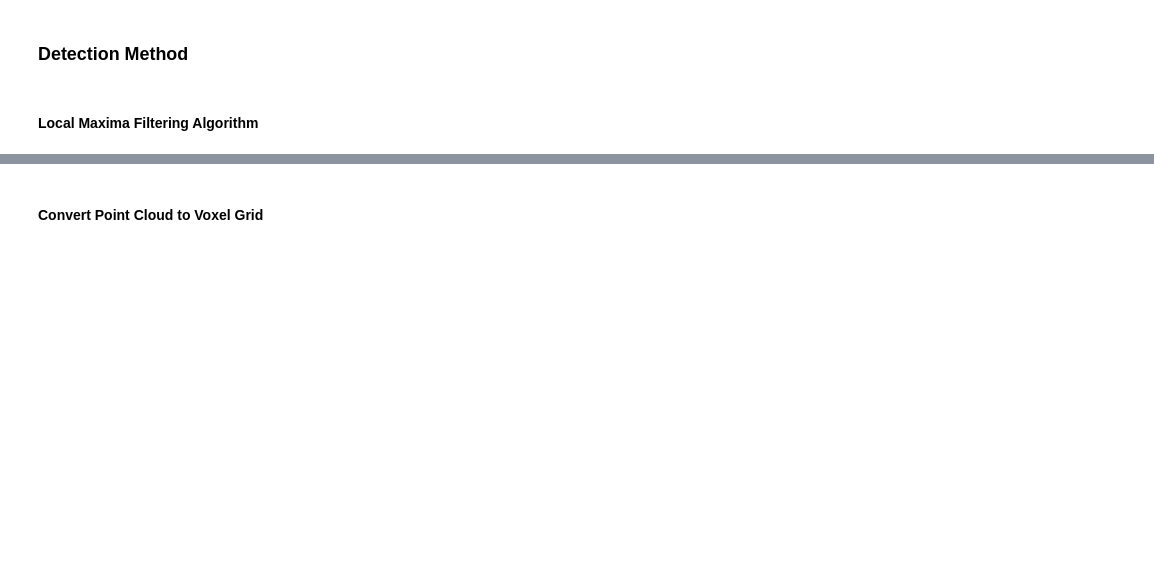
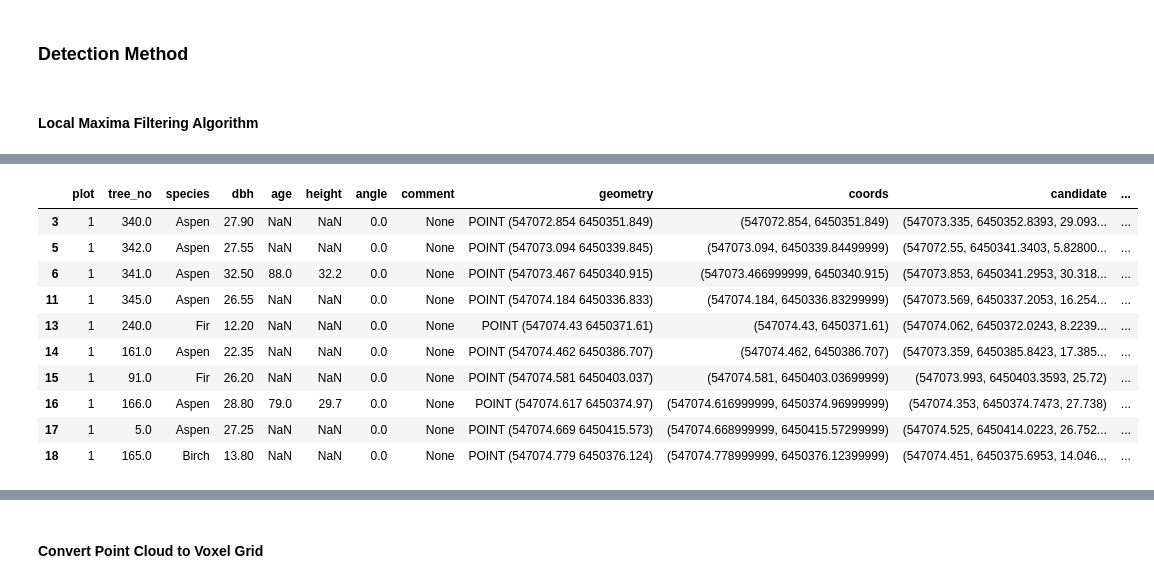
Before and after one commit to pariaighanian/LiDAR-Based-Tree-Detection, a Jupyter notebook: src/main.ipynb, the cells around one changed output, grey strips where cells are left out. Drawn from its saved outputs; the diff is of its cells as text; code cells hidden in the pictures; blank space fills up the shorter version.

```diff
--- a/src/main.ipynb
+++ b/src/main.ipynb
@@ -418,37 +424,0 @@ Detected 166 local maxima in training file 10.
-# %%
-# Thresholds for matching
-max_distance = 5.0
-max_height_diff = 3.0
-
-results_list = []
-
-for i, local_maxima_points in enumerate(local_maxima_data, start=1):
-
-    plot_number = i
-
-    subset_gdf = field_survey_gpd[field_survey_gpd["plot"] == plot_number].copy()
-    if subset_gdf.empty:
-        print(f"No ground truth for plot {plot_number}. Skipping.")
-        continue
-
-    subset_gdf["x"] = subset_gdf.geometry.x
-    subset_gdf["y"] = subset_gdf.geometry.y
-
-    ground_truth_arr = subset_gdf[["x", "y", "height"]].to_numpy(dtype=float)
-
-    # Match candidates (local maxima) to ground truth
-    matches = match_candidates(
-        ground_truth=ground_truth_arr,
-        candidates=local_maxima_points,
-        max_distance=max_distance,
-        max_height_difference=max_height_diff
-    )
-
-    metrics_series = calculate_match_metrics(matches)
-    metrics_series["plot"] = plot_number
-
-    results_list.append(metrics_series)
-
-    print(f"Plot {plot_number} => {metrics_series.to_dict()}")
-
-results_df = pd.DataFrame(results_list).set_index("plot")
@@ -465,0 +509,15 @@ Plot 10 => {'precision': 0.62, 'recall': 0.199, 'f1': 0.301, 'avg_dist': 1.178,
+# %%
+all_results = pd.concat(results.values())
+all_results.query("distance.notnull()").head(n=10)
+# %% [output]
+|  | plot | tree_no | species | dbh | age | height | angle | comment | geometry | coords | candidate | ... |
+| 3 | 1 | 340.0 | Aspen | 27.90 | NaN | NaN | 0.0 | None | POINT (547072.854 6450351.849) | (547072.854, 6450351.849) | (547073.335, 6450352.8393, 29.093... | ... |
+| 5 | 1 | 342.0 | Aspen | 27.55 | NaN | NaN | 0.0 | None | POINT (547073.094 6450339.845) | (547073.094, 6450339.84499999) | (547072.55, 6450341.3403, 5.82800... | ... |
+| 6 | 1 | 341.0 | Aspen | 32.50 | 88.0 | 32.2 | 0.0 | None | POINT (547073.467 6450340.915) | (547073.466999999, 6450340.915) | (547073.853, 6450341.2953, 30.318... | ... |
+| 11 | 1 | 345.0 | Aspen | 26.55 | NaN | NaN | 0.0 | None | POINT (547074.184 6450336.833) | (547074.184, 6450336.83299999) | (547073.569, 6450337.2053, 16.254... | ... |
+| 13 | 1 | 240.0 | Fir | 12.20 | NaN | NaN | 0.0 | None | POINT (547074.43 6450371.61) | (547074.43, 6450371.61) | (547074.062, 6450372.0243, 8.2239... | ... |
+| 14 | 1 | 161.0 | Aspen | 22.35 | NaN | NaN | 0.0 | None | POINT (547074.462 6450386.707) | (547074.462, 6450386.707) | (547073.359, 6450385.8423, 17.385... | ... |
+| 15 | 1 | 91.0 | Fir | 26.20 | NaN | NaN | 0.0 | None | POINT (547074.581 6450403.037) | (547074.581, 6450403.03699999) | (547073.993, 6450403.3593, 25.72) | ... |
+| 16 | 1 | 166.0 | Aspen | 28.80 | 79.0 | 29.7 | 0.0 | None | POINT (547074.617 6450374.97) | (547074.616999999, 6450374.96999999) | (547074.353, 6450374.7473, 27.738) | ... |
+| 17 | 1 | 5.0 | Aspen | 27.25 | NaN | NaN | 0.0 | None | POINT (547074.669 6450415.573) | (547074.668999999, 6450415.57299999) | (547074.525, 6450414.0223, 26.752... | ... |
+| 18 | 1 | 165.0 | Birch | 13.80 | NaN | NaN | 0.0 | None | POINT (547074.779 6450376.124) | (547074.778999999, 6450376.12399999) | (547074.451, 6450375.6953, 14.046... | ... |
```
Also changed, not shown: parts of 24 cells of this notebook.
